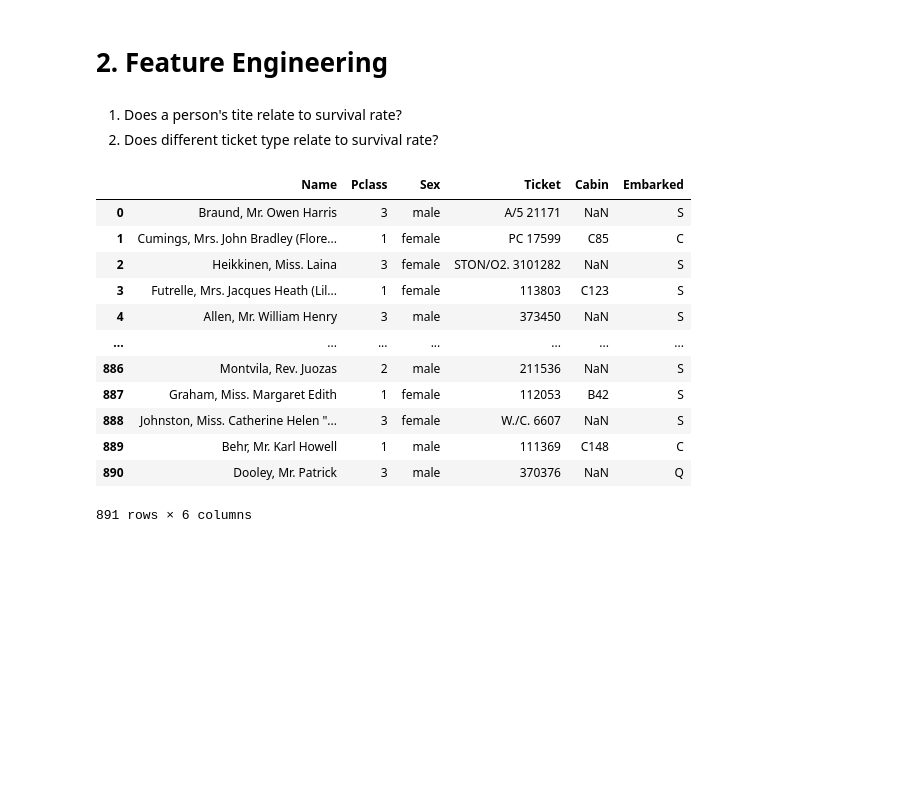
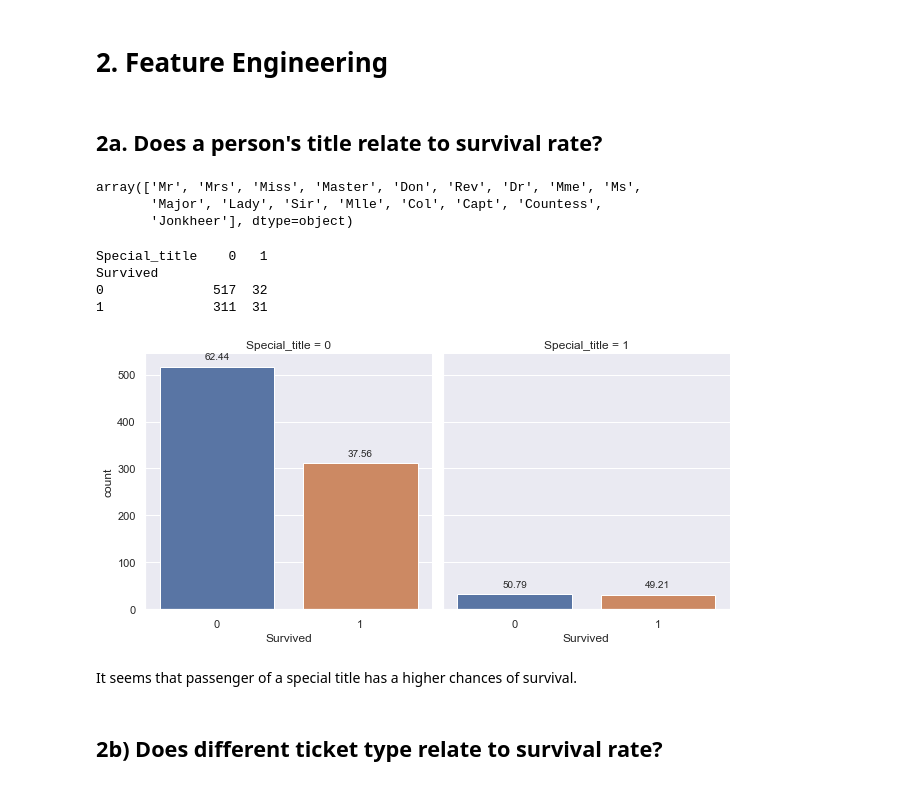
Before and after one commit to kelvintanwm/Kaggle, a Jupyter notebook: 1. Titanic/titanic_project.ipynb, the cells around one changed output. Saved outputs shown, nothing was run; the diff lists cells and outputs as text; code cells hidden in the pictures; blank space fills up the shorter version.

```diff
--- a/1. Titanic/titanic_project.ipynb
+++ b/1. Titanic/titanic_project.ipynb
@@ -426,24 +422,52 @@ for ax in g.axes.ravel():
 # %% [markdown]
 # 2. Feature Engineering
+# %% [markdown]
+## 2a. Does a person's title relate to survival rate?
+# %%
+# creating a list based on the names of the passenger without their names in parathesis
+names = [name.split("(")[0] for name in list(training.Name)]
+
+# Create a new column based on their title
+training["Title"] = re.findall(r"(\w+)\.",str(names))
+# %%
+# taking a look at the different titles
+training.Title.unique()
+# %% [output]
+array(['Mr', 'Mrs', 'Miss', 'Master', 'Don', 'Rev', 'Dr', 'Mme', 'Ms',
+       'Major', 'Lady', 'Sir', 'Mlle', 'Col', 'Capt', 'Countess',
+       'Jonkheer'], dtype=object)
+# %%
+# Creating a new column based on the title of the passenger if he/she of a nobility or special position in society
+training["Special_title"] = training.Title.apply(lambda x: 1 if x in ("Don", "Rev","Dr","Major","Lady","Sir","Col","Capt","Countess","Jonkheer","Master") else 0)
+# %%
+# Comparing survival and each of these categorical variables
+print(pd.pivot_table(training, index = 'Survived', columns = 'Special_title', values = 'Ticket' ,aggfunc ='count'),"\n")
+g=sns.catplot(data = training, x = 'Survived', col = 'Special_title', kind = 'count',  height = 4.5)
+for ax in g.axes.ravel():
+        # obtaining the height of each bar graph
+            ls = []
+            for p in ax.patches:
+                ls.append(p.get_height())
+
+             # summing of all the total variables
+            total = 0
+            for x in ls:
+                total += x
+
+            # Plotting the count plot
+            for p in ax.patches:
+                ax.annotate(format(p.get_height()/total*100, '.2f'), (p.get_x() + p.get_width() / 2.,
+                p.get_height()), ha = 'center', va = 'center', xytext = (0, 10), textcoords = 'offset points')
+# %% [output]
+Special_title    0   1
+Survived
+0              517  32
+1              311  31
+[figure, added]
+# %% [markdown]
+It seems that passenger of a special title has a higher chances of survival.
 # %% [markdown]
-1) Does a person's tite relate to survival rate?
-2) Does different ticket type relate to survival rate?
+## 2b) Does different ticket type relate to survival rate?
-# %%
-cat_df
-# %% [output]
-|  | Name | Pclass | Sex | Ticket | Cabin | Embarked |
-| 0 | Braund, Mr. Owen Harris | 3 | male | A/5 21171 | NaN | S |
-| 1 | Cumings, Mrs. John Bradley (Flore... | 1 | female | PC 17599 | C85 | C |
-| 2 | Heikkinen, Miss. Laina | 3 | female | STON/O2. 3101282 | NaN | S |
-| 3 | Futrelle, Mrs. Jacques Heath (Lil... | 1 | female | 113803 | C123 | S |
-| 4 | Allen, Mr. William Henry | 3 | male | 373450 | NaN | S |
-| ... | ... | ... | ... | ... | ... | ... |
-| 886 | Montvila, Rev. Juozas | 2 | male | 211536 | NaN | S |
-| 887 | Graham, Miss. Margaret Edith | 1 | female | 112053 | B42 | S |
-| 888 | Johnston, Miss. Catherine Helen "... | 3 | female | W./C. 6607 | NaN | S |
-| 889 | Behr, Mr. Karl Howell | 1 | male | 111369 | C148 | C |
-| 890 | Dooley, Mr. Patrick | 3 | male | 370376 | NaN | Q |
-891 rows × 6 columns
 # %%
 #understand ticket values better
 #numeric vs non numeric
```
Also changed, not shown: parts of 15 cells of this notebook.
